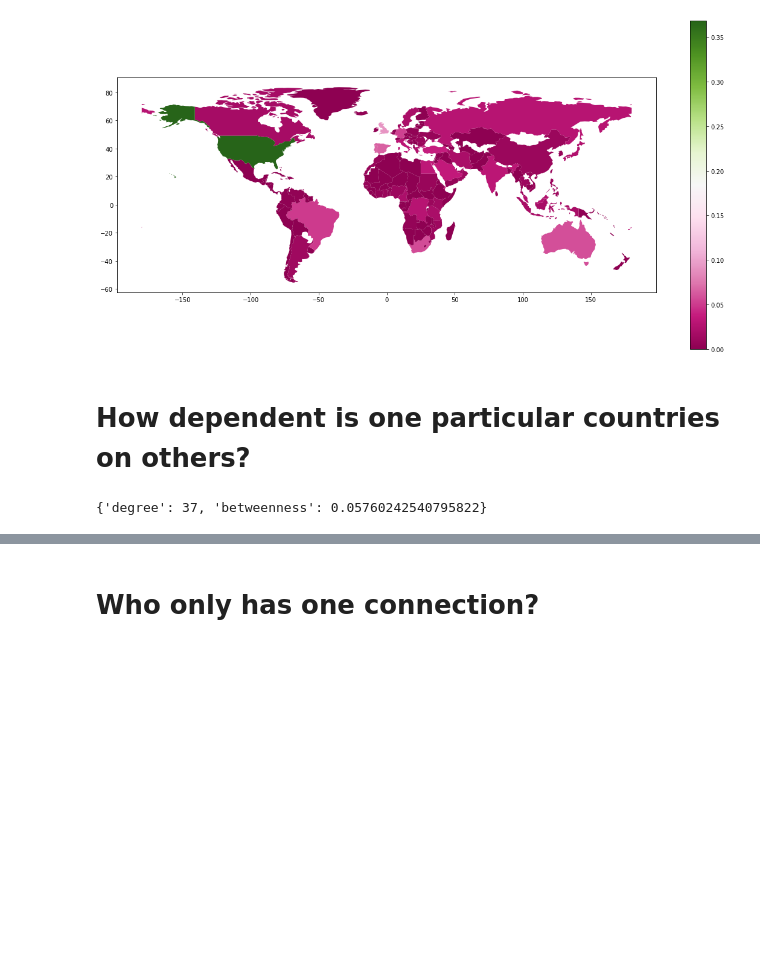
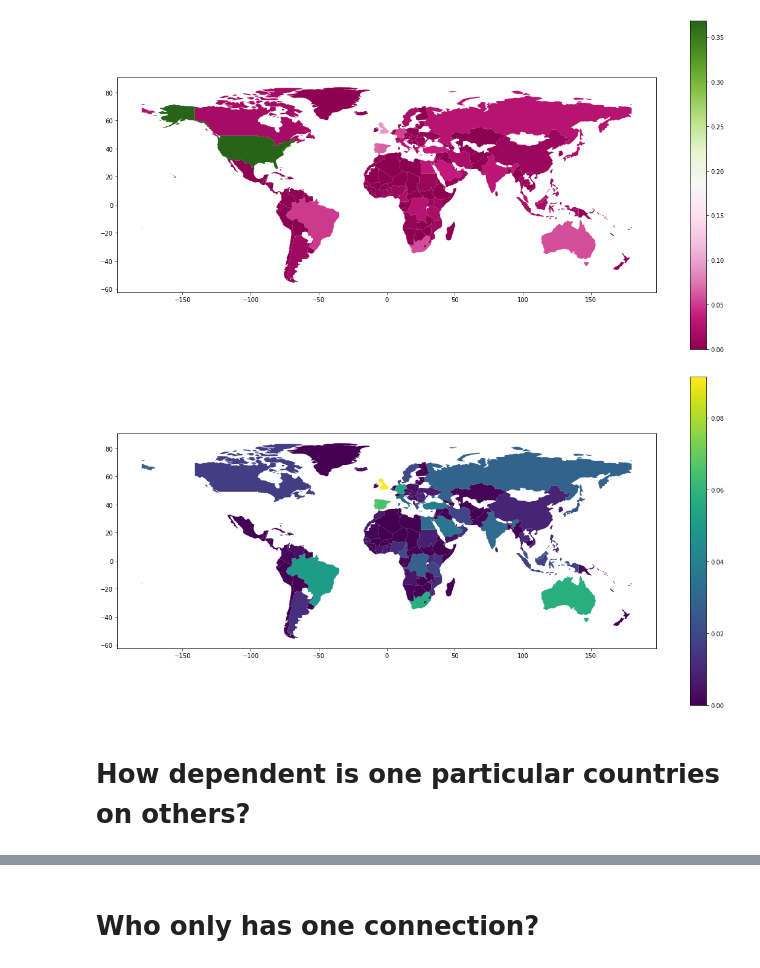
Before and after one commit to daylight-lab/international-cable-connectivity, a Jupyter notebook: Untitled.ipynb, the cells around one changed output, grey strips where cells are left out. Saved outputs shown, nothing was run; the diff lists cells and outputs as text; code cells hidden in the pictures; blank space fills up the shorter version.

Commit message:
added visualizatio

```diff
--- a/Untitled.ipynb
+++ b/Untitled.ipynb
@@ -166,13 +167,11 @@ plot(worldmap_graphmeasure, 'graph_measure', cmap='PiYG');
 [figure]
 # %%
 # world without the US
-# worldmap_graphmeasure_nous =  worldmap_graphmeasure[
-#     worldmap_graphmeasure['iso_a3'] != 'USA'
-# ]
-# plot(worldmap_graphmeasure_nous, 'graph_measure');
+worldmap_graphmeasure_nous =  worldmap_graphmeasure[
+    worldmap_graphmeasure['iso_a3'] != 'USA'
+]
+plot(worldmap_graphmeasure_nous, 'graph_measure');
+# %% [output]
+[figure, added]
 # %% [markdown]
 # How dependent is one particular countries on others?
-# %%
-worldnet.nodes['AU']
-# %% [output]
-{'degree': 37, 'betweenness': 0.05760242540795822}
```
Also changed, not shown: parts of 2 cells of this notebook, 17 other files.
